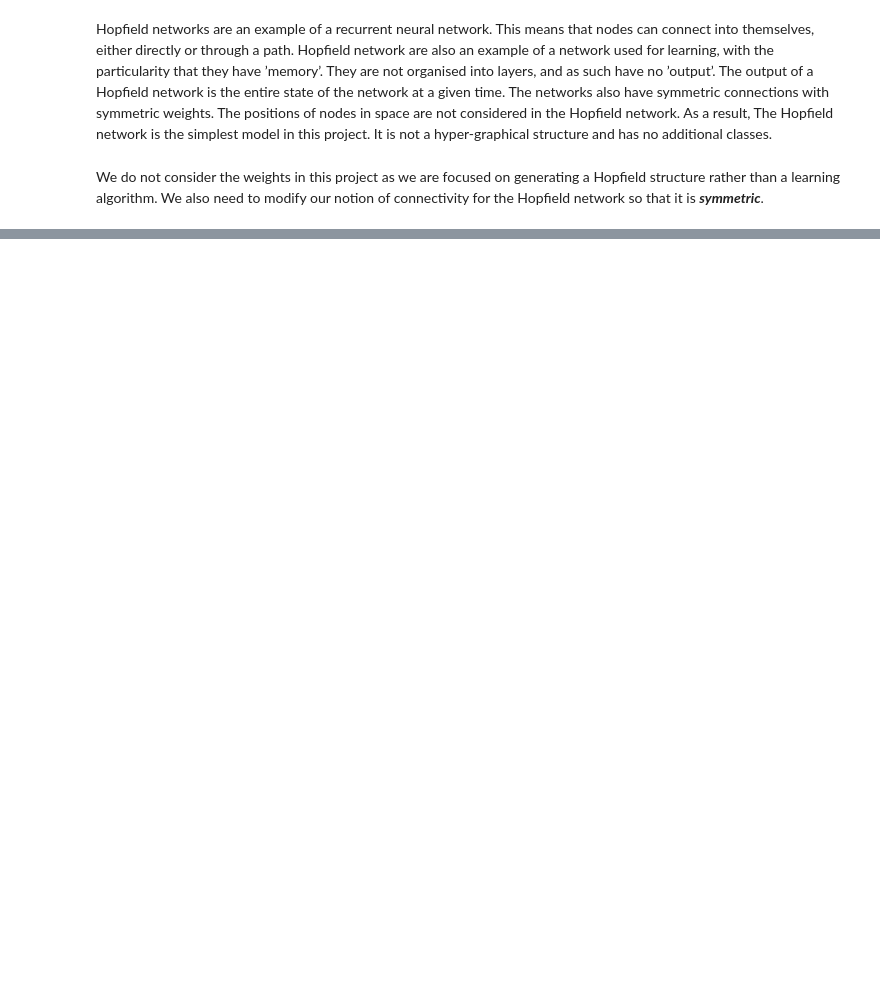
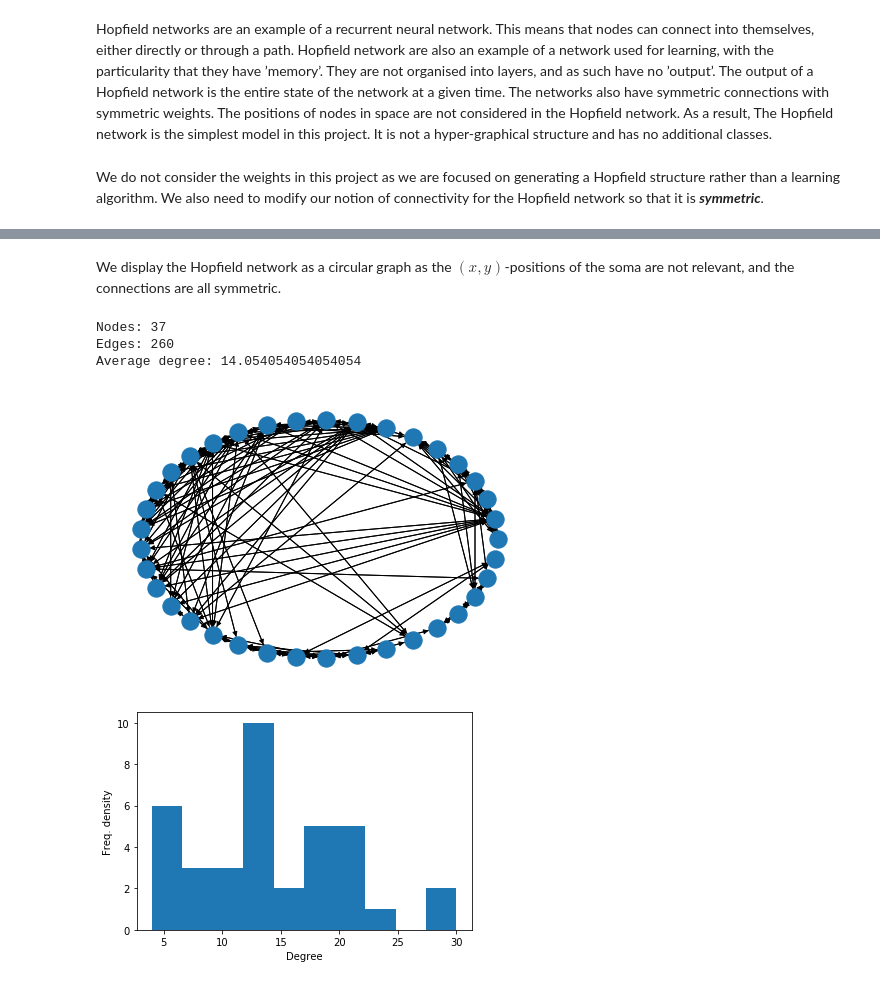
Before and after one commit to rnartallo/randomlygrownnetworks, a Jupyter notebook: HypExtRandNN.ipynb, the cells around one changed output, grey strips where cells are left out. Saved outputs shown, nothing was run; the diff lists cells and outputs as text; code cells hidden in the pictures; blank space fills up the shorter version.

```diff
--- a/HypExtRandNN.ipynb
+++ b/HypExtRandNN.ipynb
@@ -373,0 +386,14 @@ We do not consider the weights in this project as we are focused on generating a
+# %% [markdown]
+We display the Hopfield network as a circular graph as the $(x,y)$-positions of the soma are not relevant, and the connections are all symmetric.
+# %%
+import nmgraphtools as nmgt
+G=nmgt.makeGraph(HopfieldNetwork)
+nmgt.basicAnalysisGraph(G)
+nmgt.circlePlotGraph(G)
+nmgt.plotDegreeDistribution(G)
+# %% [output]
+Nodes: 37
+Edges: 260
+Average degree: 14.054054054054054
+[figure, added]
+[figure, added]
```
Also changed, not shown: parts of 9 cells of this notebook, 3 other files.
